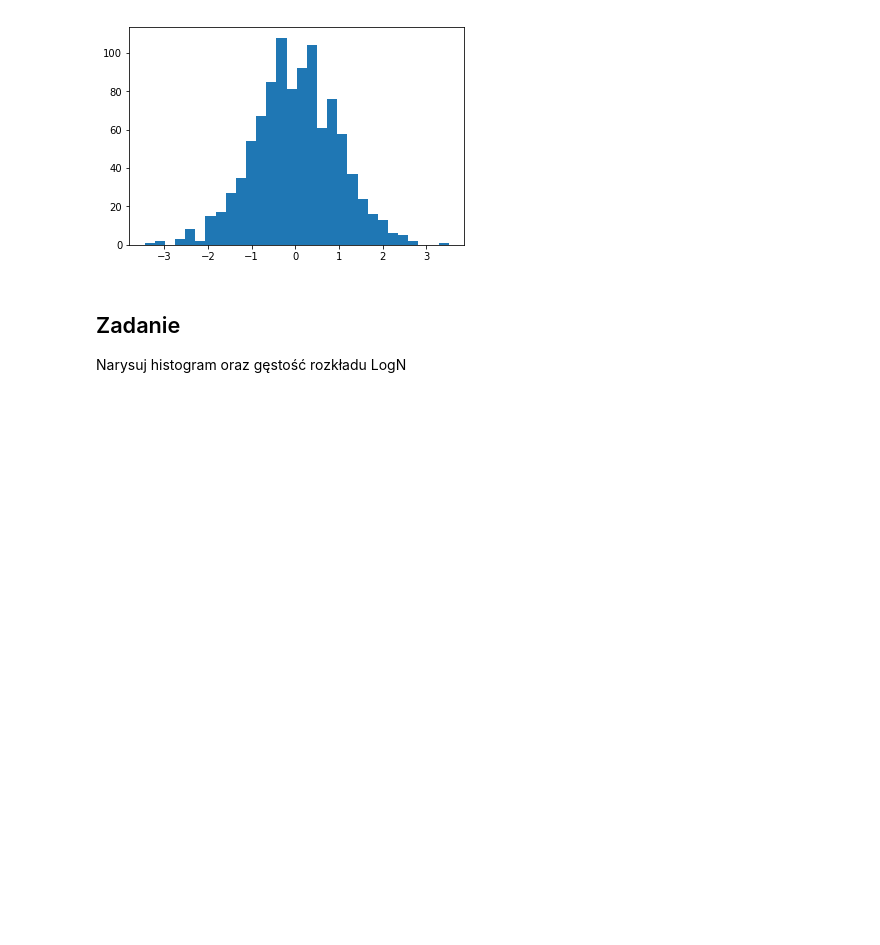
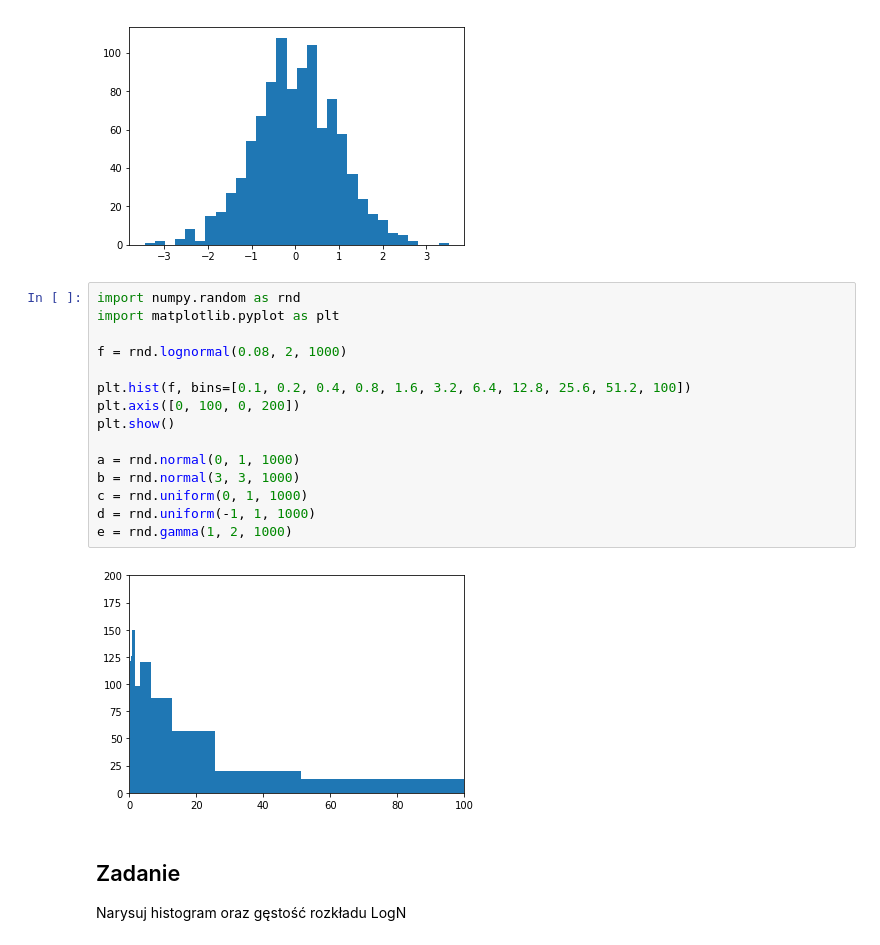
Before and after one commit to matmarchew/AD, a Jupyter notebook: AD_Z2.ipynb, the cells around one changed output. Cells and saved outputs as stored; diff of their text form; blank space fills up the shorter version.

```diff
--- a/AD_Z2.ipynb
+++ b/AD_Z2.ipynb
@@ -67,6 +67,23 @@ plt.show()
 # %% [output]
 [figure]
 [figure]
+# %%
+import numpy.random as rnd
+import matplotlib.pyplot as plt
+
+f = rnd.lognormal(0.08, 2, 1000)
+
+plt.hist(f, bins=[0.1, 0.2, 0.4, 0.8, 1.6, 3.2, 6.4, 12.8, 25.6, 51.2, 100])
+plt.axis([0, 100, 0, 200])
+plt.show()
+
+a = rnd.normal(0, 1, 1000)
+b = rnd.normal(3, 3, 1000)
+c = rnd.uniform(0, 1, 1000)
+d = rnd.uniform(-1, 1, 1000)
+e = rnd.gamma(1, 2, 1000)
+# %% [output]
+[figure, added]
 # %% [markdown]
 ## Zadanie
 Narysuj histogram oraz gęstość rozkładu LogN
```
